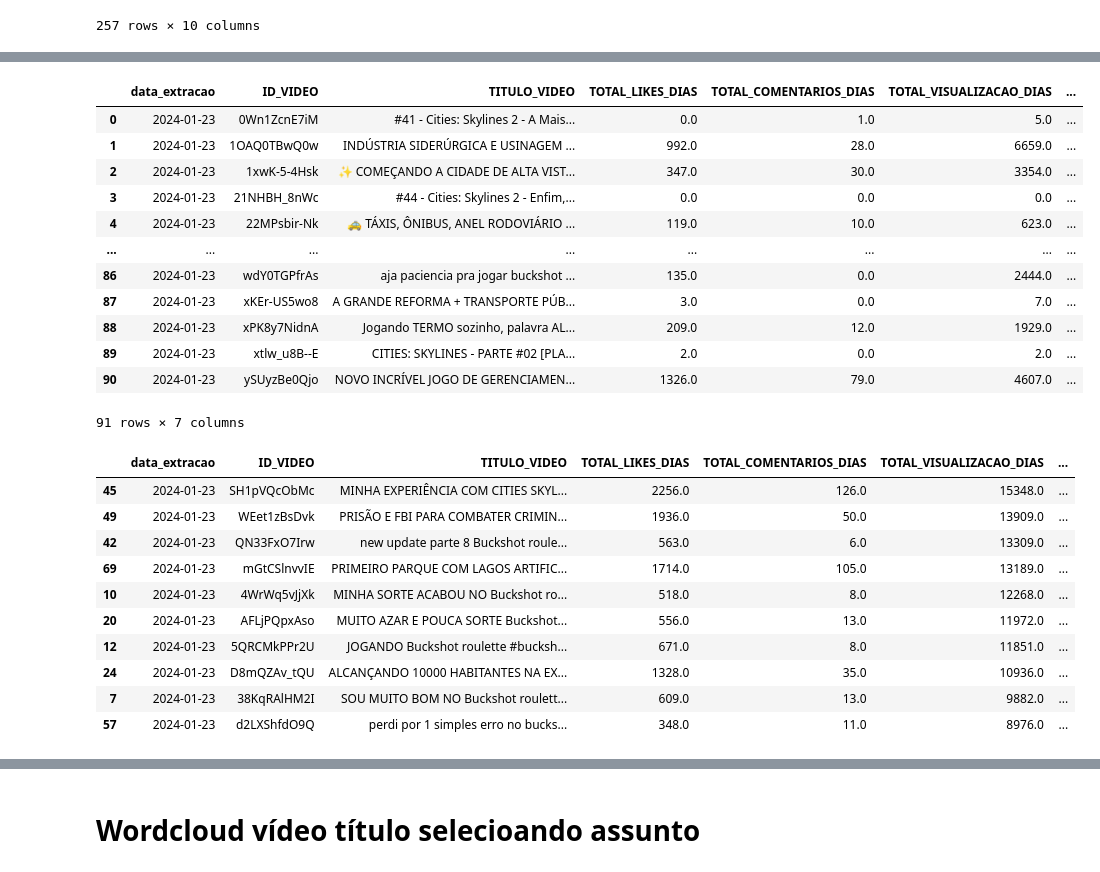
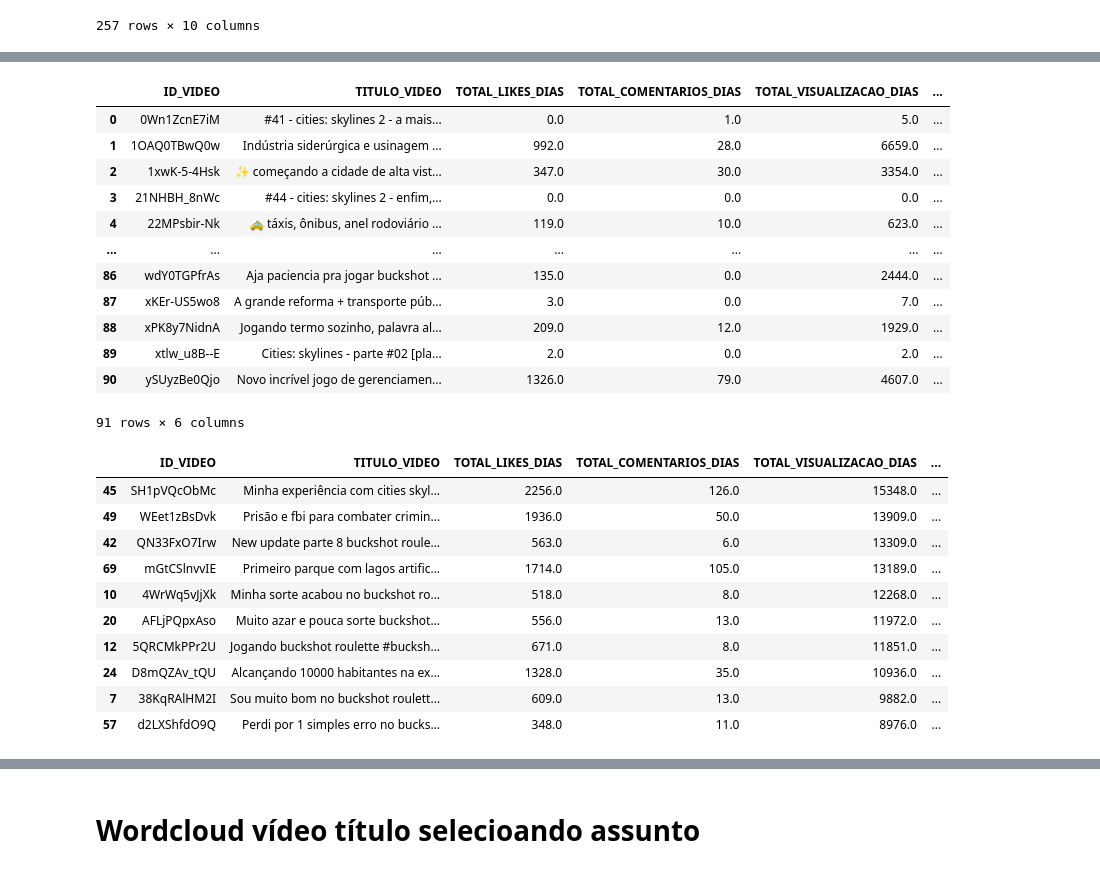
Before and after one commit to rodrigorocha1/analise_dados_youtube, a Jupyter notebook: notebooks_v2/visualizacoes.ipynb, the cells around one changed output, grey strips where cells are left out. Saved outputs shown, nothing was run; the diff lists cells and outputs as text; code cells hidden in the pictures.

Commit message:
taxa engajamento dia

```diff
--- a/notebooks_v2/visualizacoes.ipynb
+++ b/notebooks_v2/visualizacoes.ipynb
@@ -961,9 +932,9 @@ base_video.head()
 # %%
-base_video = base_video.groupby(['data_extracao', 'ID_VIDEO', 'TITULO_VIDEO']) \
+base_video = base_video.groupby([ 'ID_VIDEO', 'TITULO_VIDEO']) \
     .agg(
         TOTAL_LIKES=('TOTAL_LIKES', 'max'),
         TOTAL_COMENTARIOS=('TOTAL_COMENTARIOS', 'max'),
         TOTAL_VISUALIZACOES=('TOTAL_VISUALIZACOES', 'max')
-    ).reset_index().sort_values(by=[ 'ID_VIDEO', 'data_extracao'])
+    ).reset_index()
 base_video
 # %% [output]
@@ -1007,0 +963,3 @@ base_video
+# %%
+base_video['TITULO_VIDEO'] = base_video['TITULO_VIDEO'].str.capitalize()
+base_video
@@ -1014,35 +986,35 @@ def calcular_taxa_engajamento(linha : pd.Series):
     return round(taxa_engajamento, 2)
 # %%
 base_video['TAXA_ENGAJAMENTO_DIA'] = base_video.apply(calcular_taxa_engajamento, axis=1)
-base_video[['data_extracao','ID_VIDEO', 'TITULO_VIDEO']] = base_video[['data_extracao','ID_VIDEO', 'TITULO_VIDEO']].astype('string')
+base_video[['ID_VIDEO', 'TITULO_VIDEO']] = base_video[['ID_VIDEO', 'TITULO_VIDEO']].astype('string')
 base_video[['TOTAL_LIKES_DIAS','TOTAL_COMENTARIOS_DIAS', 'TOTAL_VISUALIZACAO_DIAS', 'TAXA_ENGAJAMENTO_DIA']] = base_video[['TOTAL_LIKES_DIAS','TOTAL_COMENTARIOS_DIAS', 'TOTAL_VISUALIZACAO_DIAS', 'TAXA_ENGAJAMENTO_DIA']].astype('float')
 base_video
 # %% [output]
-|  | data_extracao | ID_VIDEO | TITULO_VIDEO | TOTAL_LIKES_DIAS | TOTAL_COMENTARIOS_DIAS | TOTAL_VISUALIZACAO_DIAS | ... |
-| 0 | 2024-01-23 | 0Wn1ZcnE7iM | #41 - Cities: Skylines 2 - A Mais... | 0.0 | 1.0 | 5.0 | ... |
-| 1 | 2024-01-23 | 1OAQ0TBwQ0w | INDÚSTRIA SIDERÚRGICA E USINAGEM ... | 992.0 | 28.0 | 6659.0 | ... |
-| 2 | 2024-01-23 | 1xwK-5-4Hsk | ✨ COMEÇANDO A CIDADE DE ALTA VIST... | 347.0 | 30.0 | 3354.0 | ... |
-| 3 | 2024-01-23 | 21NHBH_8nWc | #44 - Cities: Skylines 2 - Enfim,... | 0.0 | 0.0 | 0.0 | ... |
-| 4 | 2024-01-23 | 22MPsbir-Nk | 🚕 TÁXIS, ÔNIBUS, ANEL RODOVIÁRIO ... | 119.0 | 10.0 | 623.0 | ... |
-| ... | ... | ... | ... | ... | ... | ... | ... |
-| 86 | 2024-01-23 | wdY0TGPfrAs | aja paciencia pra jogar buckshot ... | 135.0 | 0.0 | 2444.0 | ... |
-| 87 | 2024-01-23 | xKEr-US5wo8 | A GRANDE REFORMA + TRANSPORTE PÚB... | 3.0 | 0.0 | 7.0 | ... |
-| 88 | 2024-01-23 | xPK8y7NidnA | Jogando TERMO sozinho, palavra AL... | 209.0 | 12.0 | 1929.0 | ... |
-| 89 | 2024-01-23 | xtlw_u8B--E | CITIES: SKYLINES - PARTE #02 [PLA... | 2.0 | 0.0 | 2.0 | ... |
-| 90 | 2024-01-23 | ySUyzBe0Qjo | NOVO INCRÍVEL JOGO DE GERENCIAMEN... | 1326.0 | 79.0 | 4607.0 | ... |
+|  | ID_VIDEO | TITULO_VIDEO | TOTAL_LIKES_DIAS | TOTAL_COMENTARIOS_DIAS | TOTAL_VISUALIZACAO_DIAS | ... |
+| 0 | 0Wn1ZcnE7iM | #41 - cities: skylines 2 - a mais... | 0.0 | 1.0 | 5.0 | ... |
+| 1 | 1OAQ0TBwQ0w | Indústria siderúrgica e usinagem ... | 992.0 | 28.0 | 6659.0 | ... |
+| 2 | 1xwK-5-4Hsk | ✨ começando a cidade de alta vist... | 347.0 | 30.0 | 3354.0 | ... |
+| 3 | 21NHBH_8nWc | #44 - cities: skylines 2 - enfim,... | 0.0 | 0.0 | 0.0 | ... |
+| 4 | 22MPsbir-Nk | 🚕 táxis, ônibus, anel rodoviário ... | 119.0 | 10.0 | 623.0 | ... |
+| ... | ... | ... | ... | ... | ... | ... |
+| 86 | wdY0TGPfrAs | Aja paciencia pra jogar buckshot ... | 135.0 | 0.0 | 2444.0 | ... |
+| 87 | xKEr-US5wo8 | A grande reforma + transporte púb... | 3.0 | 0.0 | 7.0 | ... |
+| 88 | xPK8y7NidnA | Jogando termo sozinho, palavra al... | 209.0 | 12.0 | 1929.0 | ... |
+| 89 | xtlw_u8B--E | Cities: skylines - parte #02 [pla... | 2.0 | 0.0 | 2.0 | ... |
+| 90 | ySUyzBe0Qjo | Novo incrível jogo de gerenciamen... | 1326.0 | 79.0 | 4607.0 | ... |
-91 rows × 7 columns
+91 rows × 6 columns
 # %%
-base_video = base_video.nlargest(10, columns=['TOTAL_VISUALIZACAO_DIAS','TAXA_ENGAJAMENTO_DIA'])
-base_video
+base_video_top_10 = base_video.nlargest(10, columns=['TOTAL_VISUALIZACAO_DIAS'])
+base_video_top_10
 # %% [output]
-|  | data_extracao | ID_VIDEO | TITULO_VIDEO | TOTAL_LIKES_DIAS | TOTAL_COMENTARIOS_DIAS | TOTAL_VISUALIZACAO_DIAS | ... |
-| 45 | 2024-01-23 | SH1pVQcObMc | MINHA EXPERIÊNCIA COM CITIES SKYL... | 2256.0 | 126.0 | 15348.0 | ... |
-| 49 | 2024-01-23 | WEet1zBsDvk | PRISÃO E FBI PARA COMBATER CRIMIN... | 1936.0 | 50.0 | 13909.0 | ... |
-| 42 | 2024-01-23 | QN33FxO7Irw | new update parte 8 Buckshot roule... | 563.0 | 6.0 | 13309.0 | ... |
-| 69 | 2024-01-23 | mGtCSlnvvIE | PRIMEIRO PARQUE COM LAGOS ARTIFIC... | 1714.0 | 105.0 | 13189.0 | ... |
-| 10 | 2024-01-23 | 4WrWq5vJjXk | MINHA SORTE ACABOU NO Buckshot ro... | 518.0 | 8.0 | 12268.0 | ... |
-| 20 | 2024-01-23 | AFLjPQpxAso | MUITO AZAR E POUCA SORTE Buckshot... | 556.0 | 13.0 | 11972.0 | ... |
-| 12 | 2024-01-23 | 5QRCMkPPr2U | JOGANDO Buckshot roulette #bucksh... | 671.0 | 8.0 | 11851.0 | ... |
-| 24 | 2024-01-23 | D8mQZAv_tQU | ALCANÇANDO 10000 HABITANTES NA EX... | 1328.0 | 35.0 | 10936.0 | ... |
-| 7 | 2024-01-23 | 38KqRAlHM2I | SOU MUITO BOM NO Buckshot roulett... | 609.0 | 13.0 | 9882.0 | ... |
-| 57 | 2024-01-23 | d2LXShfdO9Q | perdi por 1 simples erro no bucks... | 348.0 | 11.0 | 8976.0 | ... |
+|  | ID_VIDEO | TITULO_VIDEO | TOTAL_LIKES_DIAS | TOTAL_COMENTARIOS_DIAS | TOTAL_VISUALIZACAO_DIAS | ... |
+| 45 | SH1pVQcObMc | Minha experiência com cities skyl... | 2256.0 | 126.0 | 15348.0 | ... |
+| 49 | WEet1zBsDvk | Prisão e fbi para combater crimin... | 1936.0 | 50.0 | 13909.0 | ... |
+| 42 | QN33FxO7Irw | New update parte 8 buckshot roule... | 563.0 | 6.0 | 13309.0 | ... |
+| 69 | mGtCSlnvvIE | Primeiro parque com lagos artific... | 1714.0 | 105.0 | 13189.0 | ... |
+| 10 | 4WrWq5vJjXk | Minha sorte acabou no buckshot ro... | 518.0 | 8.0 | 12268.0 | ... |
+| 20 | AFLjPQpxAso | Muito azar e pouca sorte buckshot... | 556.0 | 13.0 | 11972.0 | ... |
+| 12 | 5QRCMkPPr2U | Jogando buckshot roulette #bucksh... | 671.0 | 8.0 | 11851.0 | ... |
+| 24 | D8mQZAv_tQU | Alcançando 10000 habitantes na ex... | 1328.0 | 35.0 | 10936.0 | ... |
+| 7 | 38KqRAlHM2I | Sou muito bom no buckshot roulett... | 609.0 | 13.0 | 9882.0 | ... |
+| 57 | d2LXShfdO9Q | Perdi por 1 simples erro no bucks... | 348.0 | 11.0 | 8976.0 | ... |
```
Also changed, not shown: parts of 6 cells of this notebook.
